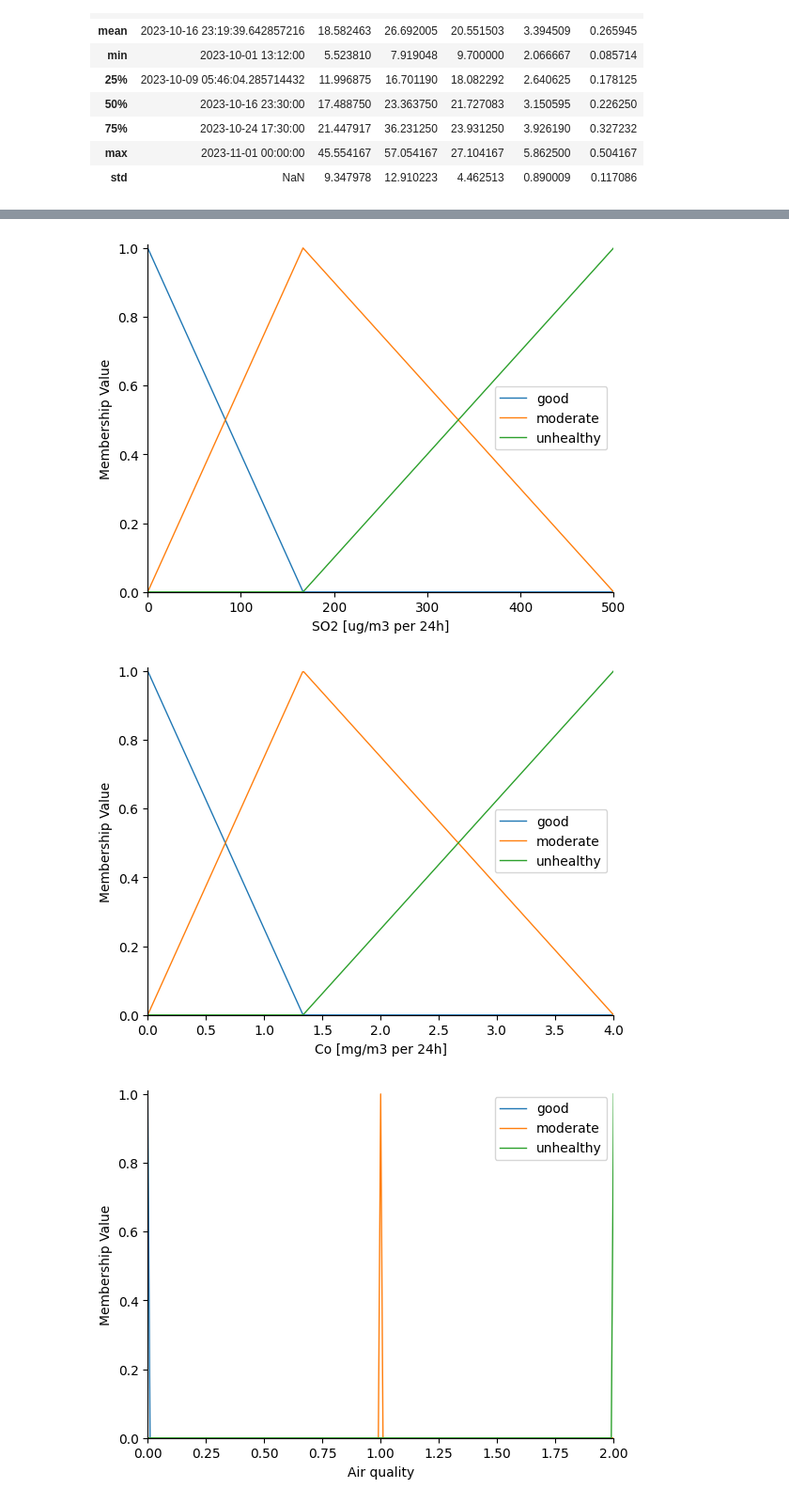
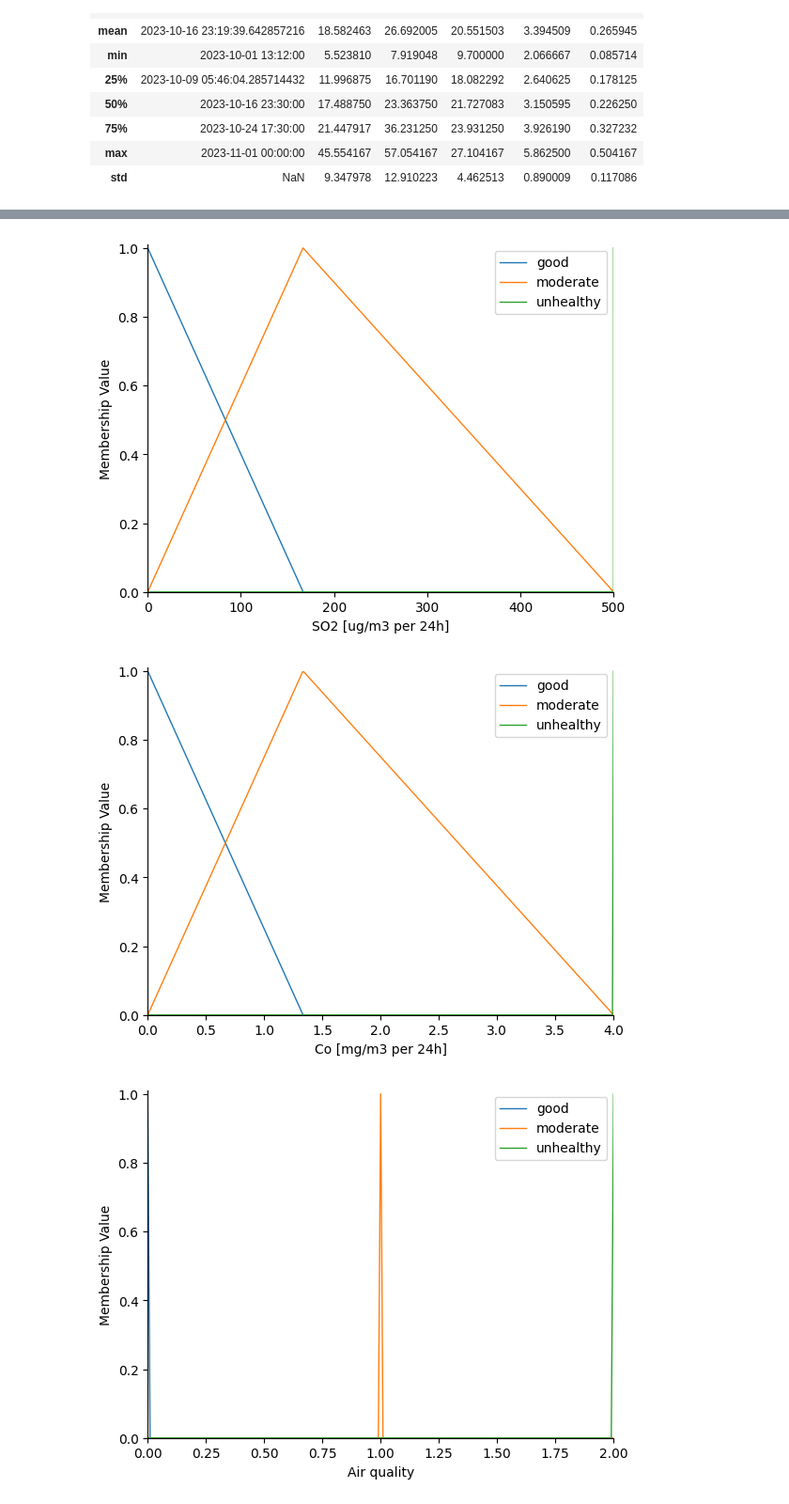
Before and after one commit to kosiyyu/air-quality-assessment-system, a Jupyter notebook: air_quality.ipynb, the cells around one changed output, grey strips where cells are left out. Shown: that part at 94% size. Drawn from its saved outputs; the diff is of its cells as text; code cells hidden in the pictures.

```diff
--- a/air_quality.ipynb
+++ b/air_quality.ipynb
@@ -128,7 +128,7 @@ plt.show()
 # %%
 so2[good] = fuzz.trimf(so2.universe, [0, 0, so2_safe_limit / 3])
 so2[moderate] = fuzz.trimf(so2.universe, [0, so2_safe_limit / 3, so2_safe_limit])
-so2[unhealthy] = fuzz.trapmf(so2.universe, [so2_safe_limit / 3, so2_safe_limit, so2_max, so2_max])
+so2[unhealthy] = fuzz.trapmf(so2.universe, [so2_safe_limit, so2_safe_limit, so2_max, so2_max])
 so2.view()
 
 plt.xlabel("SO2 [ug/m3 per 24h]")
@@ -136,19 +136,19 @@ plt.ylabel("Membership Value")
 plt.legend()
 plt.show()
 # %% [output]
-[figure, old version]
+[figure, new version]
 # %%
 co[good] = fuzz.trimf(co.universe, [0, 0, co_safe_limit / 3])
 co[moderate] = fuzz.trimf(co.universe, [0, co_safe_limit / 3, co_safe_limit])
-co[unhealthy] = fuzz.trapmf(co.universe, [co_safe_limit / 3, co_safe_limit, co_max, co_max])
+co[unhealthy] = fuzz.trapmf(co.universe, [co_safe_limit, co_safe_limit, co_max, co_max])
 co.view()
 
 plt.xlabel("Co [mg/m3 per 24h]")
 plt.ylabel("Membership Value")
 plt.legend()
 plt.show()
 # %% [output]
-[figure, old version]
+[figure, new version]
 # %%
 air_quality[good] = fuzz.trimf(air_quality.universe, [0, 0, 0])
 air_quality[moderate] = fuzz.trimf(air_quality.universe, [1, 1, 1])
```
Also changed, not shown: parts of 9 cells of this notebook.
